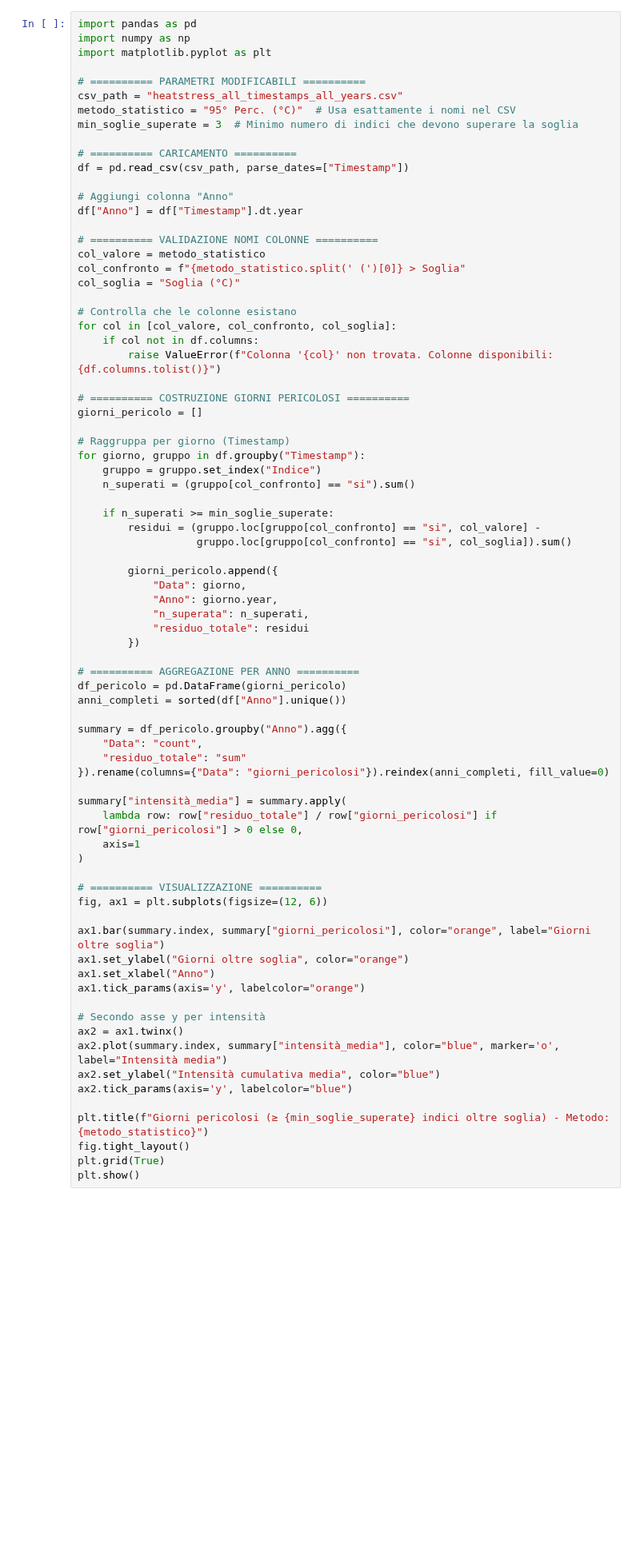
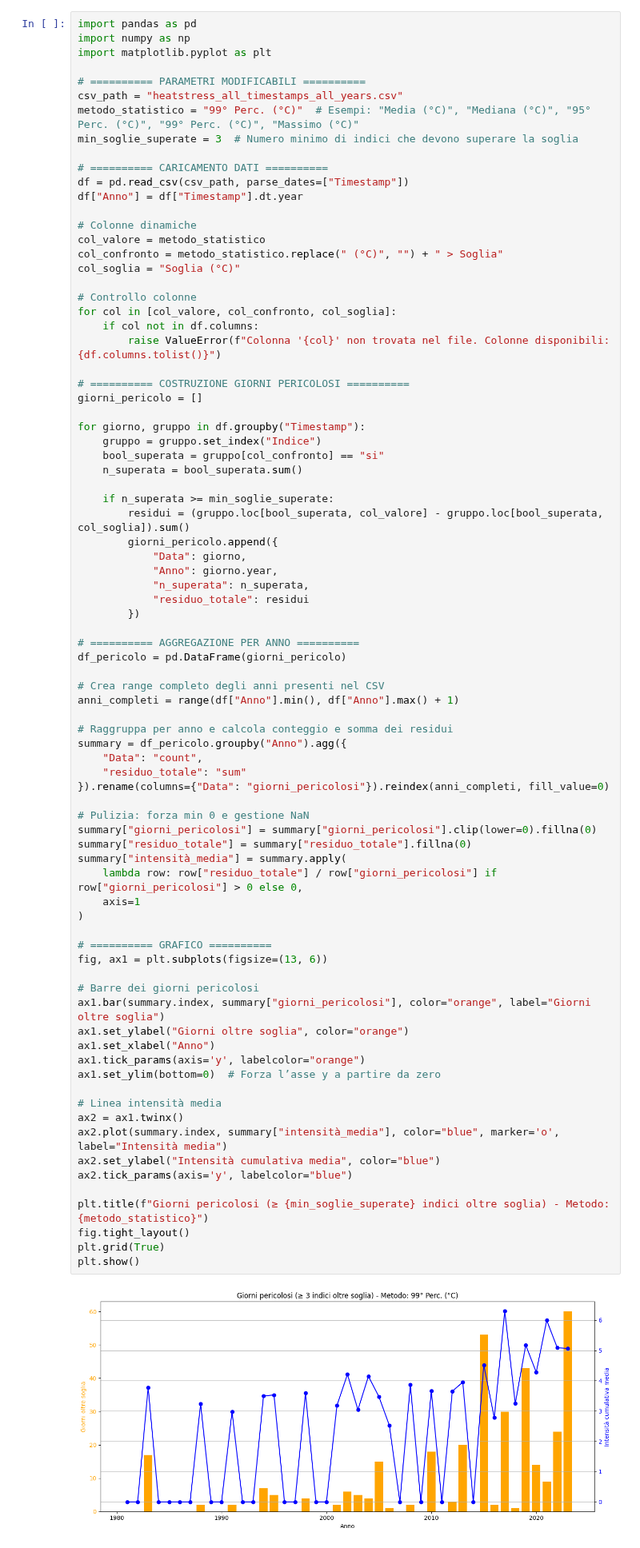
Before and after one commit to fillobissi/geoinformatics_project, a Jupyter notebook: 03_Heatstress_outputs_exploration.ipynb, the cells around one changed output. Shown at 80% size. Drawn from its saved outputs; the diff is of its cells as text; blank space fills up the shorter version.

```diff
--- a/03_Heatstress_outputs_exploration.ipynb
+++ b/03_Heatstress_outputs_exploration.ipynb
@@ -15,73 +15,79 @@ import matplotlib.pyplot as plt
 
 # ========== PARAMETRI MODIFICABILI ==========
 csv_path = "heatstress_all_timestamps_all_years.csv"
-metodo_statistico = "95° Perc. (°C)"  # Usa esattamente i nomi nel CSV
-min_soglie_superate = 3  # Minimo numero di indici che devono superare la soglia
+metodo_statistico = "99° Perc. (°C)"  # Esempi: "Media (°C)", "Mediana (°C)", "95° Perc. (°C)", "99° Perc. (°C)", "Massimo (°C)"
+min_soglie_superate = 3  # Numero minimo di indici che devono superare la soglia
 
-# ========== CARICAMENTO ==========
+# ========== CARICAMENTO DATI ==========
 df = pd.read_csv(csv_path, parse_dates=["Timestamp"])
-
-# Aggiungi colonna "Anno"
 df["Anno"] = df["Timestamp"].dt.year
 
-# ========== VALIDAZIONE NOMI COLONNE ==========
+# Colonne dinamiche
 col_valore = metodo_statistico
-col_confronto = f"{metodo_statistico.split(' (')[0]} > Soglia"
+col_confronto = metodo_statistico.replace(" (°C)", "") + " > Soglia"
 col_soglia = "Soglia (°C)"
 
-# Controlla che le colonne esistano
+# Controllo colonne
 for col in [col_valore, col_confronto, col_soglia]:
     if col not in df.columns:
-        raise ValueError(f"Colonna '{col}' non trovata. Colonne disponibili: {df.columns.tolist()}")
+        raise ValueError(f"Colonna '{col}' non trovata nel file. Colonne disponibili: {df.columns.tolist()}")
 
 # ========== COSTRUZIONE GIORNI PERICOLOSI ==========
 giorni_pericolo = []
 
-# Raggruppa per giorno (Timestamp)
 for giorno, gruppo in df.groupby("Timestamp"):
     gruppo = gruppo.set_index("Indice")
-    n_superati = (gruppo[col_confronto] == "si").sum()
+    bool_superata = gruppo[col_confronto] == "si"
+    n_superata = bool_superata.sum()
 
-    if n_superati >= min_soglie_superate:
-        residui = (gruppo.loc[gruppo[col_confronto] == "si", col_valore] -
-                   gruppo.loc[gruppo[col_confronto] == "si", col_soglia]).sum()
-
+    if n_superata >= min_soglie_superate:
+        residui = (gruppo.loc[bool_superata, col_valore] - gruppo.loc[bool_superata, col_soglia]).sum()
         giorni_pericolo.append({
             "Data": giorno,
             "Anno": giorno.year,
-            "n_superata": n_superati,
+            "n_superata": n_superata,
             "residuo_totale": residui
         })
 
 # ========== AGGREGAZIONE PER ANNO ==========
 df_pericolo = pd.DataFrame(giorni_pericolo)
-anni_completi = sorted(df["Anno"].unique())
 
+# Crea range completo degli anni presenti nel CSV
+anni_completi = range(df["Anno"].min(), df["Anno"].max() + 1)
+
+# Raggruppa per anno e calcola conteggio e somma dei residui
 summary = df_pericolo.groupby("Anno").agg({
     "Data": "count",
     "residuo_totale": "sum"
 }).rename(columns={"Data": "giorni_pericolosi"}).reindex(anni_completi, fill_value=0)
 
+# Pulizia: forza min 0 e gestione NaN
+summary["giorni_pericolosi"] = summary["giorni_pericolosi"].clip(lower=0).fillna(0)
+summary["residuo_totale"] = summary["residuo_totale"].fillna(0)
 summary["intensità_media"] = summary.apply(
     lambda row: row["residuo_totale"] / row["giorni_pericolosi"] if row["giorni_pericolosi"] > 0 else 0,
     axis=1
 )
 
-# ========== VISUALIZZAZIONE ==========
-fig, ax1 = plt.subplots(figsize=(12, 6))
+# ========== GRAFICO ==========
+fig, ax1 = plt.subplots(figsize=(13, 6))
 
+# Barre dei giorni pericolosi
 ax1.bar(summary.index, summary["giorni_pericolosi"], color="orange", label="Giorni oltre soglia")
 ax1.set_ylabel("Giorni oltre soglia", color="orange")
 ax1.set_xlabel("Anno")
 ax1.tick_params(axis='y', labelcolor="orange")
+ax1.set_ylim(bottom=0)  # Forza l’asse y a partire da zero
 
-# Secondo asse y per intensità
+# Linea intensità media
 ax2 = ax1.twinx()
 ax2.plot(summary.index, summary["intensità_media"], color="blue", marker='o', label="Intensità media")
 ax2.set_ylabel("Intensità cumulativa media", color="blue")
 ax2.tick_params(axis='y', labelcolor="blue")
 
 plt.title(f"Giorni pericolosi (≥ {min_soglie_superate} indici oltre soglia) - Metodo: {metodo_statistico}")
 fig.tight_layout()
 plt.grid(True)
 plt.show()
+# %% [output]
+[figure, added]
```
Also changed, not shown: 1 other file.
